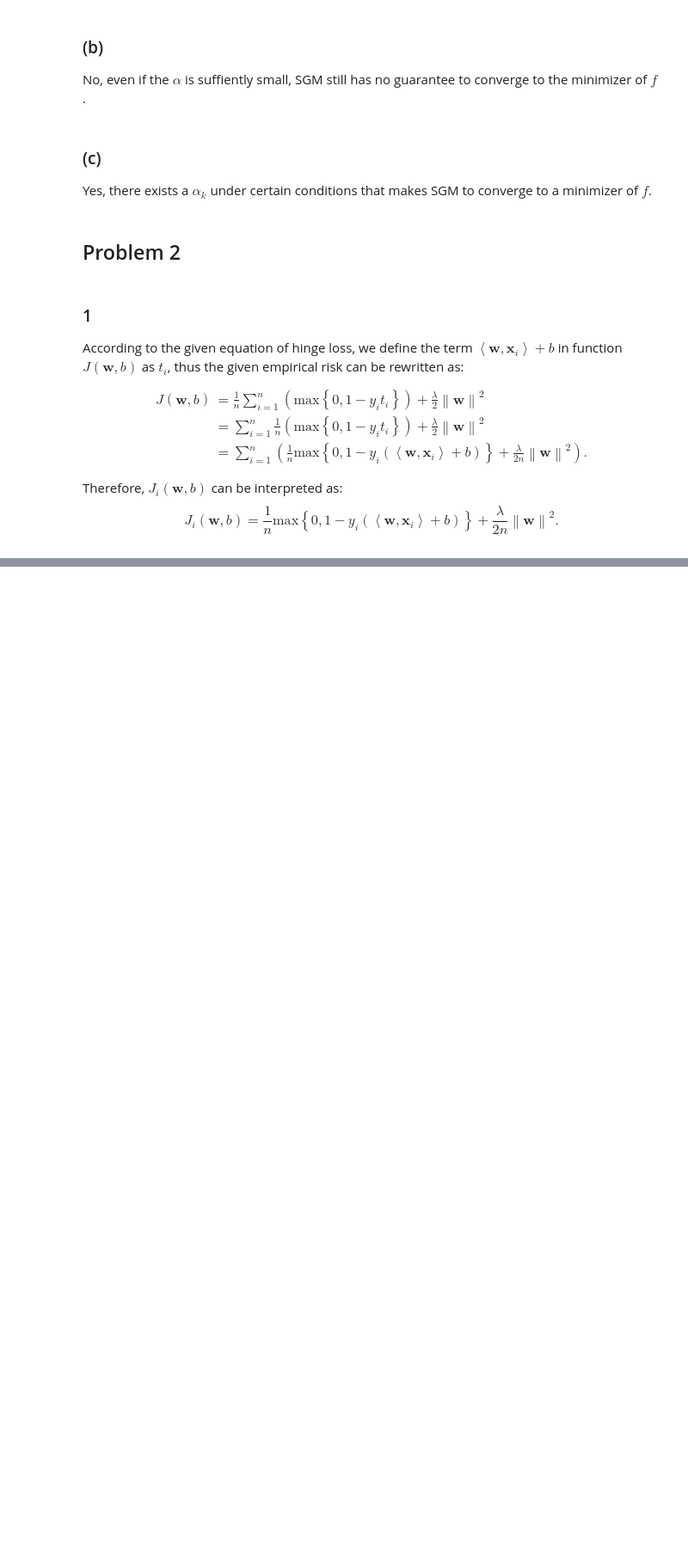
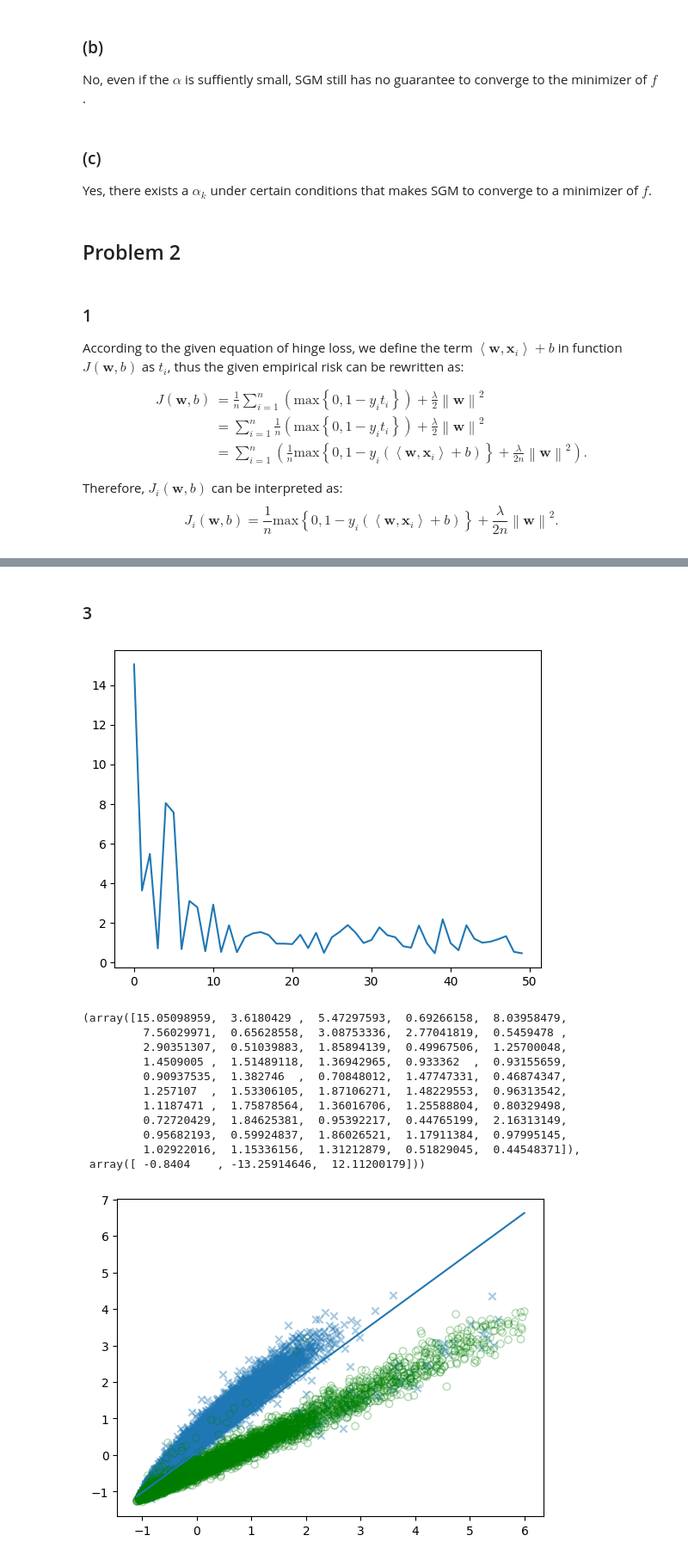
Before and after one commit to Jonas-Zhang97/TUM-MLO, a Jupyter notebook: MLO/HW6/HW6.ipynb, the cells around one changed output, grey strips where cells are left out. Shown at 86% size. Drawn from its saved outputs; the diff is of its cells as text; code cells hidden in the pictures; blank space fills up the shorter version.

```diff
--- a/MLO/HW6/HW6.ipynb
+++ b/MLO/HW6/HW6.ipynb
@@ -80,3 +80,5 @@ $$
 \frac{\lambda}{n} \tilde{\mathbf{I}}\mathbf{\theta}, ~ \text{otherwise}
 \end{cases}
 $$
+# %% [markdown]
+### 3
@@ -82,0 +137,26 @@ $$
+# %%
+# Load data
+
+X = np.loadtxt("nuclear/nuclear_x.csv", delimiter = ",")
+y = np.loadtxt("nuclear/nuclear_y.csv", delimiter = ",")
+
+SS = StandardScaler()
+X = SS.fit_transform(X)
+
+X_tilde = np.c_[np.ones(X.shape[0]), X]
+
+subgradientMethod(X_tilde, y, 50)
+# %% [output]
+[figure, added]
+(array([15.05098959,  3.6180429 ,  5.47297593,  0.69266158,  8.03958479,
+         7.56029971,  0.65628558,  3.08753336,  2.77041819,  0.5459478 ,
+         2.90351307,  0.51039883,  1.85894139,  0.49967506,  1.25700048,
+         1.4509005 ,  1.51489118,  1.36942965,  0.933362  ,  0.93155659,
+         0.90937535,  1.382746  ,  0.70848012,  1.47747331,  0.46874347,
+         1.257107  ,  1.53306105,  1.87106271,  1.48229553,  0.96313542,
+         1.1187471 ,  1.75878564,  1.36016706,  1.25588804,  0.80329498,
+         0.72720429,  1.84625381,  0.95392217,  0.44765199,  2.16313149,
+         0.95682193,  0.59924837,  1.86026521,  1.17911384,  0.97995145,
+         1.02922016,  1.15336156,  1.31212879,  0.51829045,  0.44548371]),
+ array([ -0.8404    , -13.25914646,  12.11200179]))
+[figure, added]
```
Also changed, not shown: parts of 6 cells of this notebook, 7 other files.
